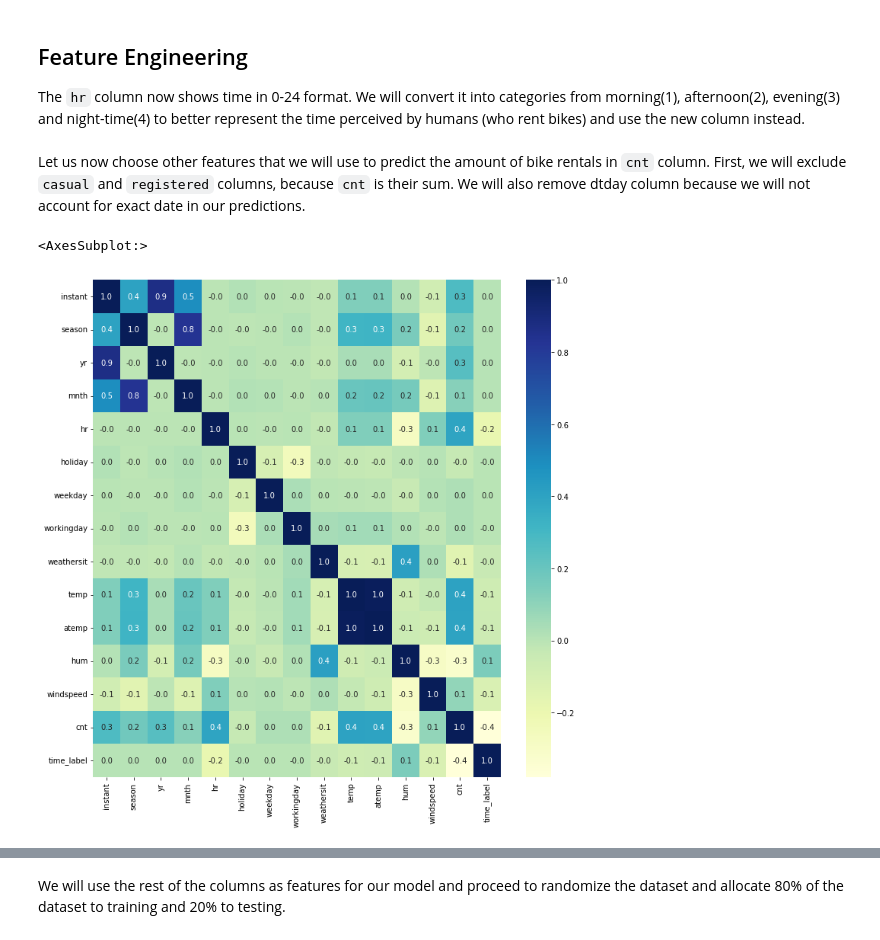
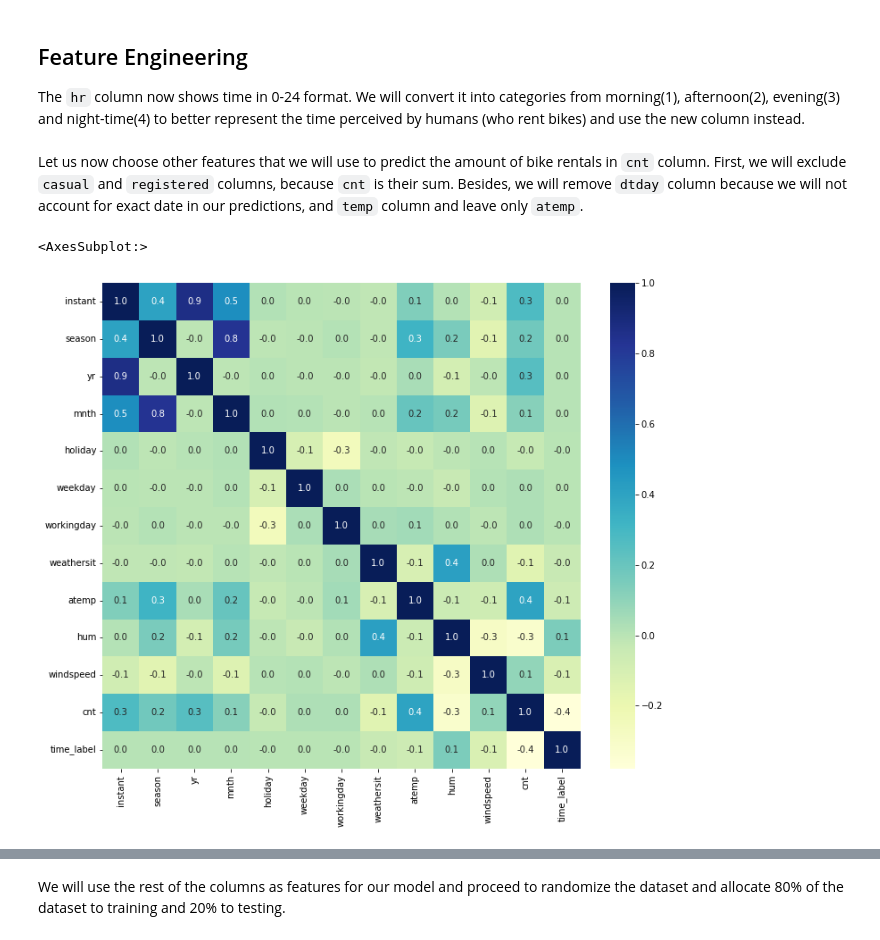
Before and after one commit to daria-kho/bike-rental-prediction, a Jupyter notebook: Bike Rentals.ipynb, the cells around one changed output, grey strips where cells are left out. Saved outputs shown, nothing was run; the diff lists cells and outputs as text; code cells hidden in the pictures.

```diff
--- a/Bike Rentals.ipynb
+++ b/Bike Rentals.ipynb
@@ -81,13 +81,13 @@ def assign_label(value):
 
 bike_rentals['time_label'] = bike_rentals['hr'].apply(assign_label)
 # %% [markdown]
-Let us now choose other features that we will use to predict the amount of bike rentals in `cnt` column. First, we will exclude `casual` and `registered` columns, because `cnt` is their sum. We will also remove dtday column because we will not account for exact date in our predictions.
+Let us now choose other features that we will use to predict the amount of bike rentals in `cnt` column. First, we will exclude `casual` and `registered` columns, because `cnt` is their sum. Besides, we will remove `dtday` column because we will not account for exact date in our predictions, and `temp` column and leave only `atemp`.
 # %%
-bike_rentals_clean = bike_rentals.drop(['casual', 'registered', 'dteday', 'hr'], axis=1)
+bike_rentals_clean = bike_rentals.drop(['casual', 'registered', 'dteday', 'hr', 'temp'], axis=1)
 # %%
 corrs = bike_rentals_clean.corr()
-fig, ax = plt.subplots(figsize=(12,12))
+fig, ax = plt.subplots(figsize=(12,10))
 sns.heatmap(corrs, cmap="YlGnBu",annot=True, fmt= ".1f", ax=ax)
 # %% [output]
 <AxesSubplot:>
-[figure, old version]
+[figure, new version]
```
Also changed, not shown: parts of 8 cells of this notebook.
